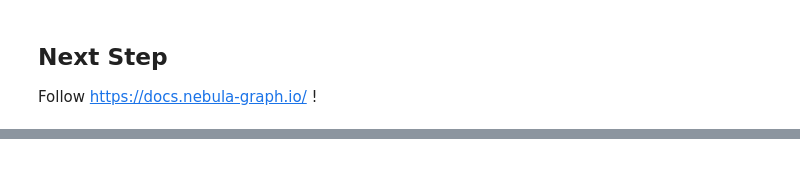
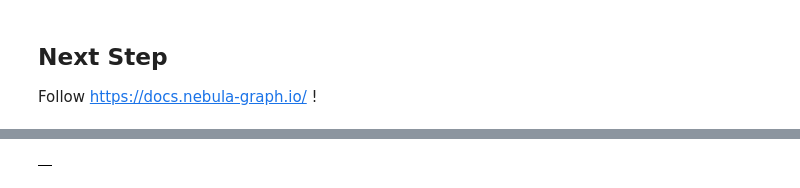
Before and after one commit to nebula-contrib/nebulagraph-lite, a Jupyter notebook: examples/NebulaGraph_Lite.ipynb, the cells around one changed output, grey strips where cells are left out. Drawn from its saved outputs; the diff is of its cells as text; code cells hidden in the pictures.

```diff
--- a/examples/NebulaGraph_Lite.ipynb
+++ b/examples/NebulaGraph_Lite.ipynb
@@ -136,0 +185,8 @@ MATCH ()-[e]->() RETURN e LIMIT 30
+# %%
+%%ngql
+
+CREATE TAG IF NOT EXISTS pagerank (
+    pagerank double NOT NULL
+);
+# %% [output]
+|  |
```
Also changed, not shown: parts of 20 cells of this notebook, 3 other files.
